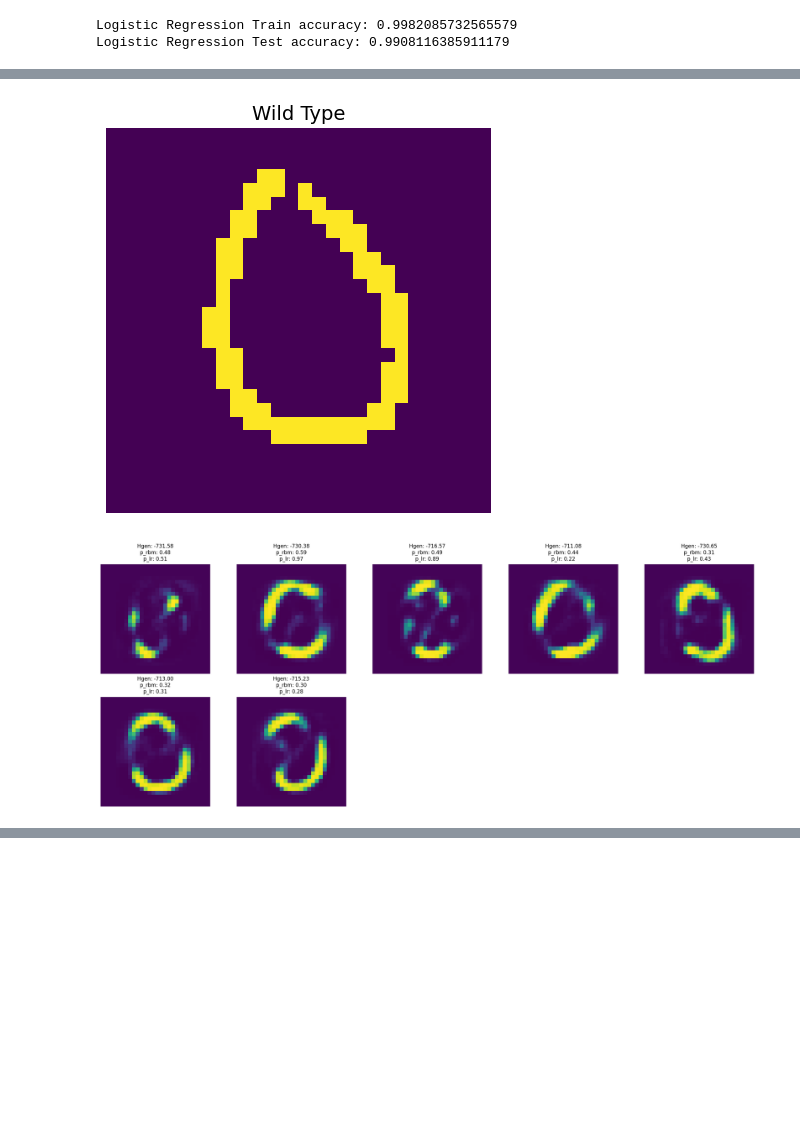
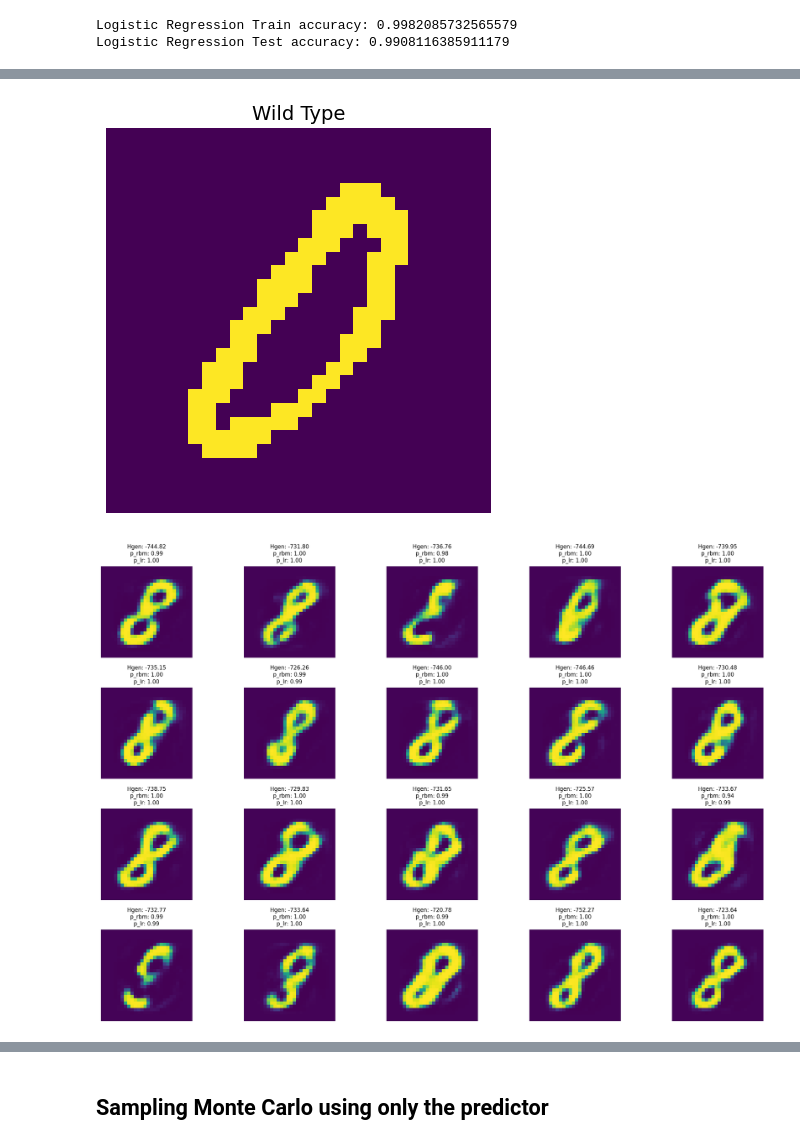
Before and after one commit to spqb/thermostable-ribozymes, a Jupyter notebook: notebooks/test_MNIST08_model.ipynb, the cells around one changed output, grey strips where cells are left out. Cells and saved outputs as stored; diff of their text form; code cells hidden in the pictures; blank space fills up the shorter version.

```diff
--- a/notebooks/test_MNIST08_model.ipynb
+++ b/notebooks/test_MNIST08_model.ipynb
@@ -434,34 +427,30 @@ def get_prob_logreg(samples, target_label_oh):
     return p_label
 # %%
 lambda_to_distance = {
-    4.5: 2,
-    3.8: 4,
-    3.0: 8,
-    2.3: 16,
-    1.3: 32,
-    0.3: 64,
-    0.07: 90,
-    0.01: 128,
+    0.15: 90,
 }
 
 distance_to_energies = {k: {} for k in lambda_to_distance.values()}
 
-ngibbs = 5000
+ngibbs = 1000
 num_samples = 100000
 beta = 1.0
+sigma = 1.0
 
 wild_type = dataset.data_one_hot[dataset.data["label"].to_numpy() == label_wt_interact.value][wt_index_interact.value]
 label_target_oh = dataset.labels_one_hot[dataset.data["label"].to_numpy() == label_target_interact.value][0]
 
 for importance_weight, distance in lambda_to_distance.items():
     print(f"Importance weight: {importance_weight}, Target distance: {distance}")
-    samples = importance_sampling(
+    samples = importance_sampling_cond(
         rbm=rbm,
         num_samples=num_samples,
         wild_type=wild_type,
+        target_label_oh=label_target_oh,
         ngibbs=ngibbs,
         importance_weight=importance_weight,
         beta=beta,
+        sigma=sigma,
     )
     distances = get_distance_from_wt(
         wt=wild_type,
@@ -502,5 +477,5 @@ Importance weight: 0.01, Target distance: 128
 # %%
-distance_plot = [2, 4, 8, 16, 32, 64, 90, 128]
+distance_plot = [90,]
 
 fontsize = 14
 colormap = plt.get_cmap("rainbow", len(distance_plot))
@@ -512,6 +487,7 @@ ax[0].set_yscale("log")
 ax[1].set_xlabel(r"$H_{gen}$", fontsize=fontsize)
 ax[1].set_ylabel(r"$p_{lr}$", fontsize=fontsize)
 ax[1].set_yscale("log")
+ax[0].set_ylim(0.1, 1.01)
 
 for i, distance in enumerate(reversed(distance_plot)):
     ax[0].scatter(distance_to_energies[distance]["Hgen"], distance_to_energies[distance]["p_rbm"],
@@ -550,30 +526,42 @@ fig.tight_layout()
 # %%
-Hgen_max = -710
-p_rbm_min = 0.3
+Hgen_max = -720
+p_rbm_min = 0.9
 p_lr_min = 0.3
 distance = 90
 
 mask = (distance_to_energies[distance]["Hgen"] <= Hgen_max) & (distance_to_energies[distance]["p_rbm"] >= p_rbm_min)
 #mask = (distance_to_energies[distance]["Hgen"] <= Hgen_max) & (distance_to_energies[distance]["p_lr"] >= p_lr_min)
 samples_selected = distance_to_energies[distance]["samples"][mask]
 Hgen_selected = distance_to_energies[distance]["Hgen"][mask]
 p_rbm_selected = distance_to_energies[distance]["p_rbm"][mask]
 p_lr_selected = distance_to_energies[distance]["p_lr"][mask]
 
 fig, ax = plt.subplots(1, 1, figsize=(15, 5), dpi=100)
 ax.imshow(wild_type.reshape(28, 28).cpu().numpy(), cmap="viridis")
 ax.set_title("Wild Type", fontsize=14)
 ax.axis("off")
 plt.show()
 
-fig, axes = plt.subplots(2, 5, figsize=(15, 6), dpi=150)
+fig, axes = plt.subplots(4, 5, figsize=(15, 10), dpi=150)
+pattern_rbm = rbm.get_pattern(1).cpu().numpy().reshape(28, 28)
+pattern_lr = logreg.coef_.reshape(28, 28)
 for i, ax in enumerate(axes.flat):
     if i < len(samples_selected):
-        ax.imshow(samples_selected[i].reshape(28, 28), cmap="viridis")
+        im = ax.imshow(samples_selected[i].reshape(28, 28), cmap="viridis", vmin=0, vmax=1)
         ax.set_title(f"Hgen: {Hgen_selected[i]:.2f}\np_rbm: {p_rbm_selected[i]:.2f}\np_lr: {p_lr_selected[i]:.2f}", fontsize=8)
     ax.axis("off")
 plt.tight_layout()
 plt.show()
+
+fig = plt.figure(figsize=(6,6))
+ax = fig.add_subplot(111)
+wt_pca = pca.transform(wild_type.view(1, -1).cpu().numpy())
+samples_selected_pca = pca.transform(samples_selected)
+ax.scatter(data_proj[:, 0], data_proj[:, 1], alpha=0.1, label="Data")
+ax.scatter(samples_selected_pca[:, 0], samples_selected_pca[:, 1], label="Simulated")
+ax.scatter(wt_pca[:, 0], wt_pca[:, 1], marker="X", s=100, edgecolors="black", label="WT")
+ax.legend()
+plt.tight_layout()
 # %% [output]
-[figure, old version]
+[figure, new version]
-[figure, old version]
+[figure, new version]
@@ -603,3 +591,5 @@ def plot_patterns(label_pattern):
 interaction = widgets.interact(plot_patterns, label_pattern=label_pattern)
 # %% [output]
 [interactive output not drawn]
+# %% [markdown]
+## Sampling Monte Carlo using only the predictor
```
Also changed, not shown: parts of 12 cells of this notebook.
